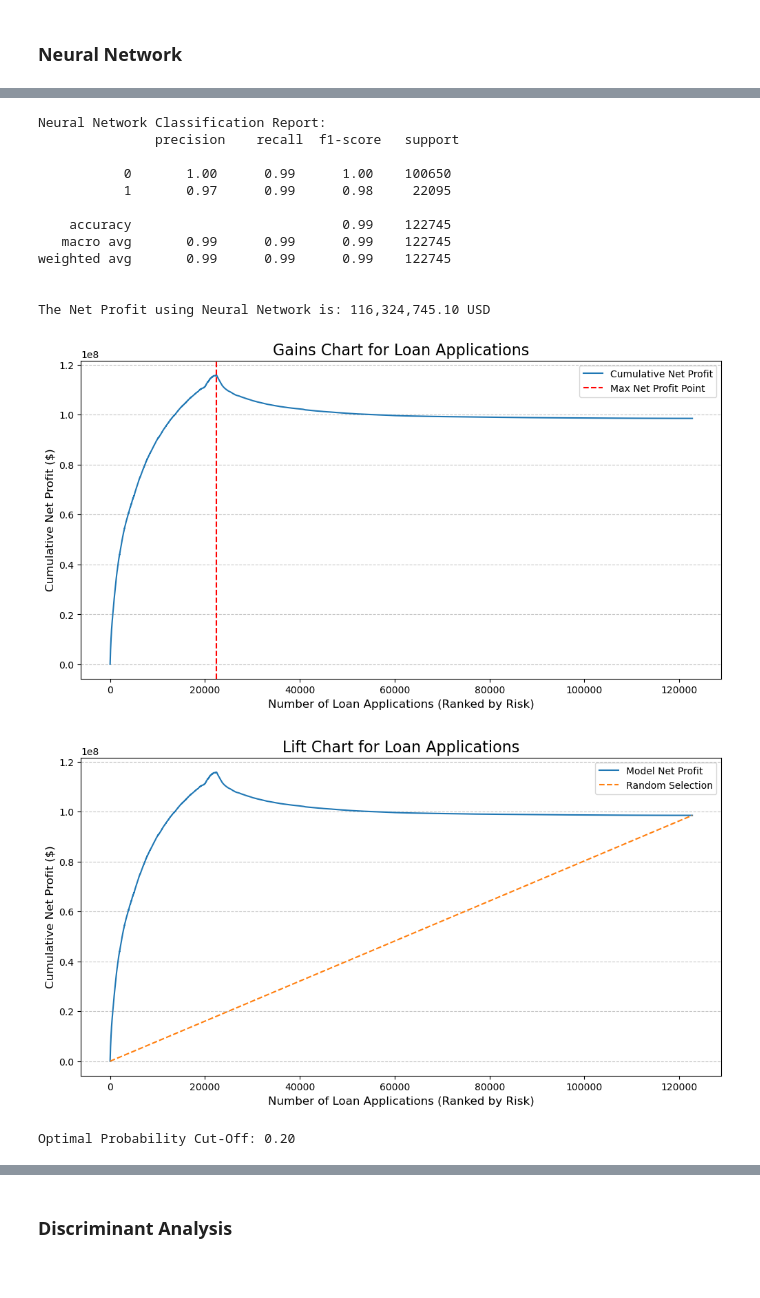
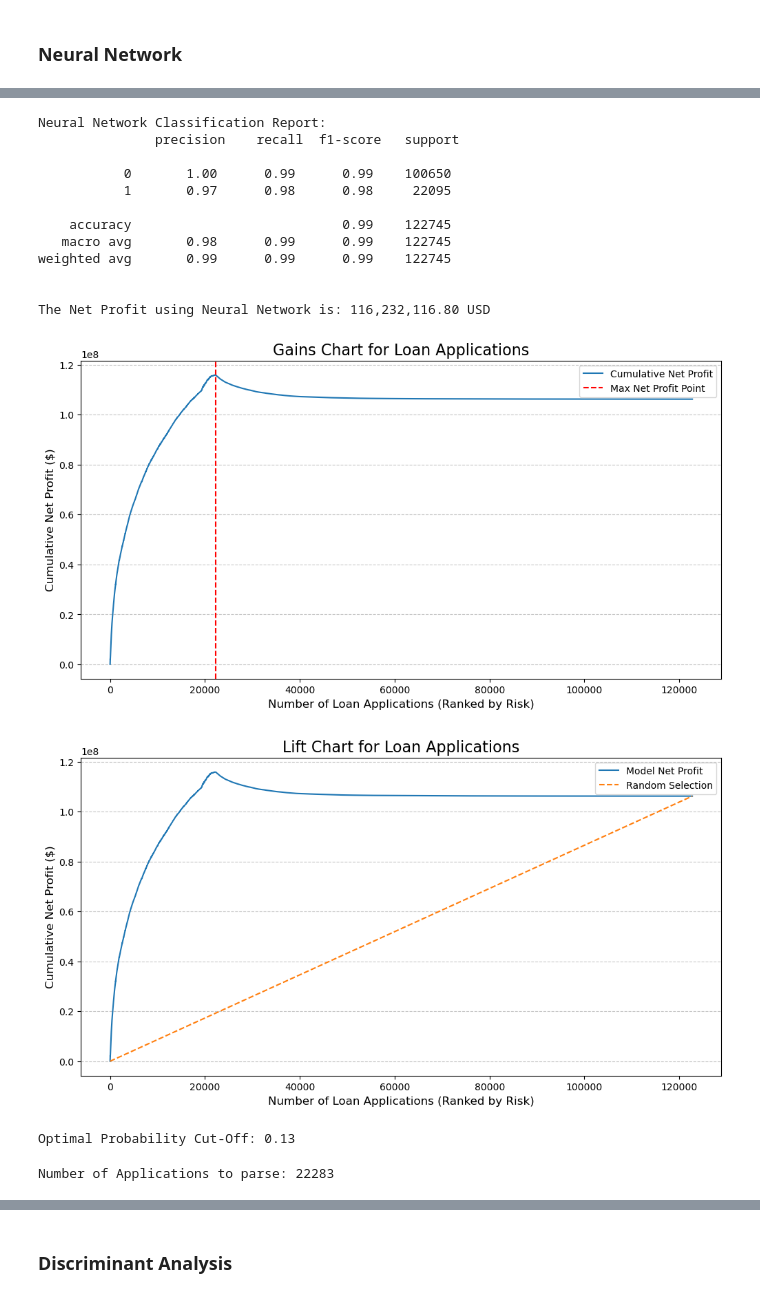
Before and after one commit to amogh2004/SBA-Loan-Default-Classification, a Jupyter notebook: DataModeling_Final.ipynb, the cells around one changed output, grey strips where cells are left out. Drawn from its saved outputs; the diff is of its cells as text; code cells hidden in the pictures.

```diff
--- a/DataModeling_Final.ipynb
+++ b/DataModeling_Final.ipynb
@@ -442,6 +583,6 @@ The Net Profit using Logistic Regression is: 115,629,050.45 USD
 # %%
-logit_analysis = LoanApplicationProfitAnalysis(model=logit, X_test=X_test, y_test=y_test, disbursement_test=disbursement_test)
-cutoff_prob['Logistic'] = logit_analysis.analyze()
+ridge_analysis = LoanApplicationProfitAnalysis(model=ridge, X_test=X_test, y_test=y_test, disbursement_test=disbursement_test)
+cutoff_prob['RidgeLogistic'], max_apps['RidgeLogistic'], cost_matrix['RidgeLogistic'] = ridge_analysis.analyze()
 # %% [output]
 [figure]
 [figure]
@@ -451,0 +610,14 @@ Optimal Probability Cut-Off: 0.33
+# %%
+from sklearn.linear_model import LogisticRegressionCV
+
+# Initialize and fit logistic regression
+lasso = LogisticRegressionCV(random_state=42, max_iter=100, penalty='l1', solver='saga', cv=5)
+lasso.fit(X_train, y_train)
+
+# Predict and evaluate
+y_pred_lasso = lasso.predict(X_test)
+print("Logistic Regression(Lasso) Classification Report:\n", classification_report(y_test, y_pred_lasso))
+
+# Calculate net profit for Gradient Boosting Classifier
+net_profits['LassoLogistic'] = calculate_net_profit(y_test, y_pred_lasso, disbursement_test)
+print(f"\nThe Net Profit using Lasso Logistic Regression is: {net_profits['LassoLogistic']:,.2f} USD")
@@ -451,0 +664,14 @@ Optimal Probability Cut-Off: 0.33
+# %%
+from sklearn.linear_model import LogisticRegressionCV
+
+# Initialize and fit logistic regression
+elastic = LogisticRegressionCV(cv=5, penalty='elasticnet', solver='saga', l1_ratios=[0.5], max_iter=100, random_state=42)
+elastic.fit(X_train, y_train)
+
+# Predict and evaluate
+y_pred_elastic = elastic.predict(X_test)
+print("Logistic Regression(ElasticNet) Classification Report:\n", classification_report(y_test, y_pred_elastic))
+
+# Calculate net profit for Gradient Boosting Classifier
+net_profits['ElasticNetLogistic'] = calculate_net_profit(y_test, y_pred_elastic, disbursement_test)
+print(f"\nThe Net Profit using ElasticNet Logistic Regression is: {net_profits['ElasticNetLogistic']:,.2f} USD")
@@ -455,7 +721,8 @@ Optimal Probability Cut-Off: 0.33
 from sklearn.neural_network import MLPClassifier
 
 # Initialize and fit Neural Network
-nn = MLPClassifier(hidden_layer_sizes=(50, 25), solver='adam', activation='relu', max_iter=1000, random_state=42)
+nn = MLPClassifier(hidden_layer_sizes=(51, 66), solver='adam', activation='relu', max_iter=500, \
+                   learning_rate="constant", random_state=42)
 nn.fit(X_train, y_train)
 
 # Predict and evaluate
@@ -469,22 +736,26 @@ print(f"\nThe Net Profit using Neural Network is: {net_profits['NeuralNetwork']:
 Neural Network Classification Report:
                precision    recall  f1-score   support
 
-           0       1.00      0.99      1.00    100650
-           1       0.97      0.99      0.98     22095
+           0       1.00      0.99      0.99    100650
+           1       0.97      0.98      0.98     22095
 
     accuracy                           0.99    122745
-   macro avg       0.99      0.99      0.99    122745
+   macro avg       0.98      0.99      0.99    122745
 weighted avg       0.99      0.99      0.99    122745
 
 
-The Net Profit using Neural Network is: 116,324,745.10 USD
+The Net Profit using Neural Network is: 116,232,116.80 USD
 # %%
 nn_analysis = LoanApplicationProfitAnalysis(model=nn, X_test=X_test, y_test=y_test, disbursement_test=disbursement_test)
-cutoff_prob['NeuralNetwork'] = nn_analysis.analyze()
+cutoff_prob['NeuralNetwork'], max_apps['NeuralNetwork'], cost_matrix['NeuralNetwork'] = nn_analysis.analyze()
 # %% [output]
-[figure, old version]
+[figure, new version]
-[figure, old version]
+[figure, new version]
-# %%
-print(f"Optimal Probability Cut-Off: {cutoff_prob['NeuralNetwork']:.2f}")
-# %% [output]
-Optimal Probability Cut-Off: 0.20
+# %%
+print(f"Optimal Probability Cut-Off: {cutoff_prob['NeuralNetwork']:.2f}")
+# %% [output]
+Optimal Probability Cut-Off: 0.13
+# %%
+print(f"Number of Applications to parse: {max_apps['NeuralNetwork']}")
+# %% [output]
+Number of Applications to parse: 22283
```
Also changed, not shown: parts of 83 cells of this notebook.
